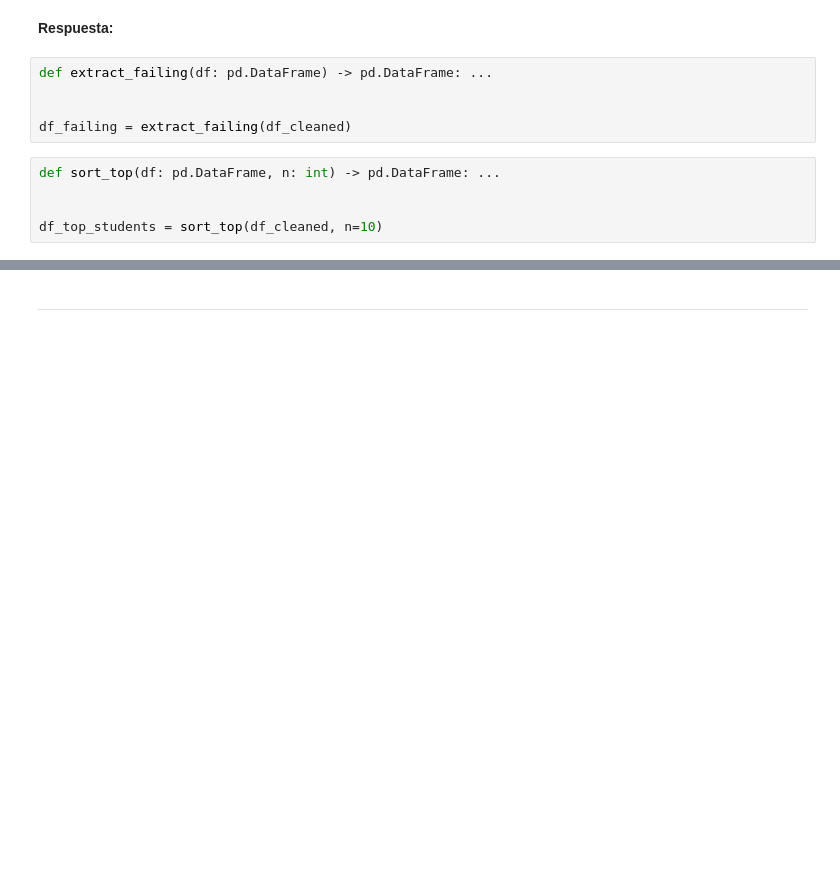
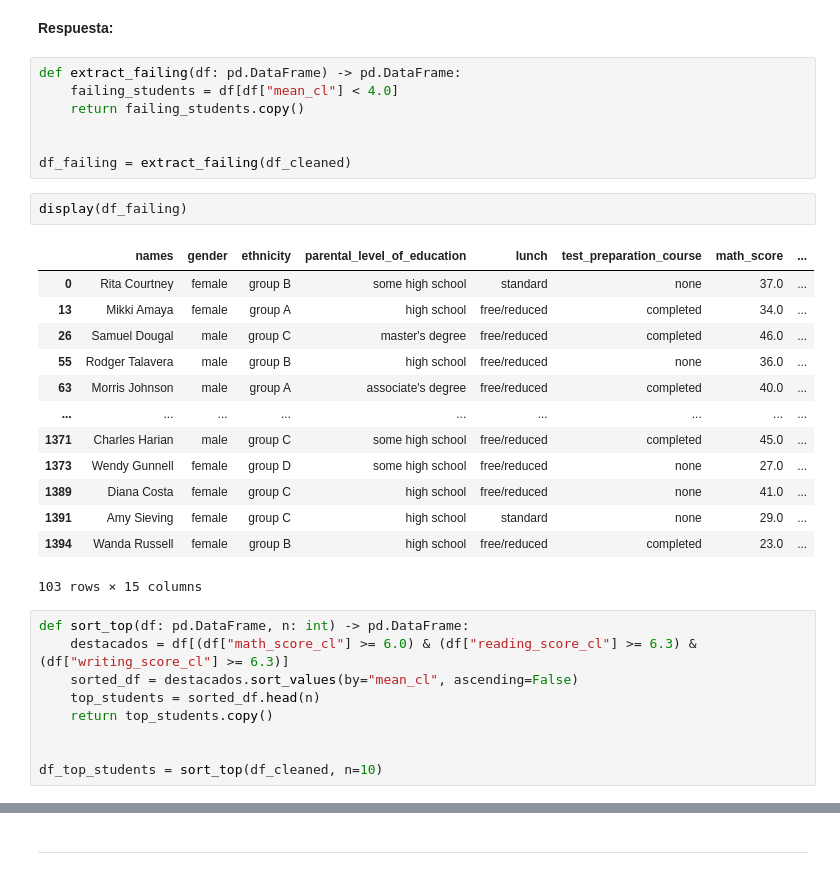
Before and after one commit to elvixooo/Laboratorios-MDS7202, a Jupyter notebook: labs/lab_3/Lab3_Enunciado.ipynb, the cells around one changed output, grey strips where cells are left out. Drawn from its saved outputs; the diff is of its cells as text; blank space fills up the shorter version.

```diff
--- a/labs/lab_3/Lab3_Enunciado.ipynb
+++ b/labs/lab_3/Lab3_Enunciado.ipynb
@@ -614,12 +632,34 @@ Cree las siguientes funciones:
 # %% [markdown]
 **Respuesta:**
 # %%
-def extract_failing(df: pd.DataFrame) -> pd.DataFrame: ...
+def extract_failing(df: pd.DataFrame) -> pd.DataFrame:
+    failing_students = df[df["mean_cl"] < 4.0]
+    return failing_students.copy()
 
 
 df_failing = extract_failing(df_cleaned)
+# %%
+display(df_failing)
+# %% [output]
+|  | names | gender | ethnicity | parental_level_of_education | lunch | test_preparation_course | math_score | ... |
+| 0 | Rita Courtney | female | group B | some high school | standard | none | 37.0 | ... |
+| 13 | Mikki Amaya | female | group A | high school | free/reduced | completed | 34.0 | ... |
+| 26 | Samuel Dougal | male | group C | master's degree | free/reduced | completed | 46.0 | ... |
+| 55 | Rodger Talavera | male | group B | high school | free/reduced | none | 36.0 | ... |
+| 63 | Morris Johnson | male | group A | associate's degree | free/reduced | completed | 40.0 | ... |
+| ... | ... | ... | ... | ... | ... | ... | ... | ... |
+| 1371 | Charles Harian | male | group C | some high school | free/reduced | completed | 45.0 | ... |
+| 1373 | Wendy Gunnell | female | group D | some high school | free/reduced | none | 27.0 | ... |
+| 1389 | Diana Costa | female | group C | high school | free/reduced | none | 41.0 | ... |
+| 1391 | Amy Sieving | female | group C | high school | standard | none | 29.0 | ... |
+| 1394 | Wanda Russell | female | group B | high school | free/reduced | completed | 23.0 | ... |
+103 rows × 15 columns
 # %%
-def sort_top(df: pd.DataFrame, n: int) -> pd.DataFrame: ...
+def sort_top(df: pd.DataFrame, n: int) -> pd.DataFrame:
+    destacados = df[(df["math_score_cl"] >= 6.0) & (df["reading_score_cl"] >= 6.3) & (df["writing_score_cl"] >= 6.3)]
+    sorted_df = destacados.sort_values(by="mean_cl", ascending=False)
+    top_students = sorted_df.head(n)
+    return top_students.copy()
 
 
 df_top_students = sort_top(df_cleaned, n=10)
```
Also changed, not shown: parts of 23 cells of this notebook, 1 other file.
